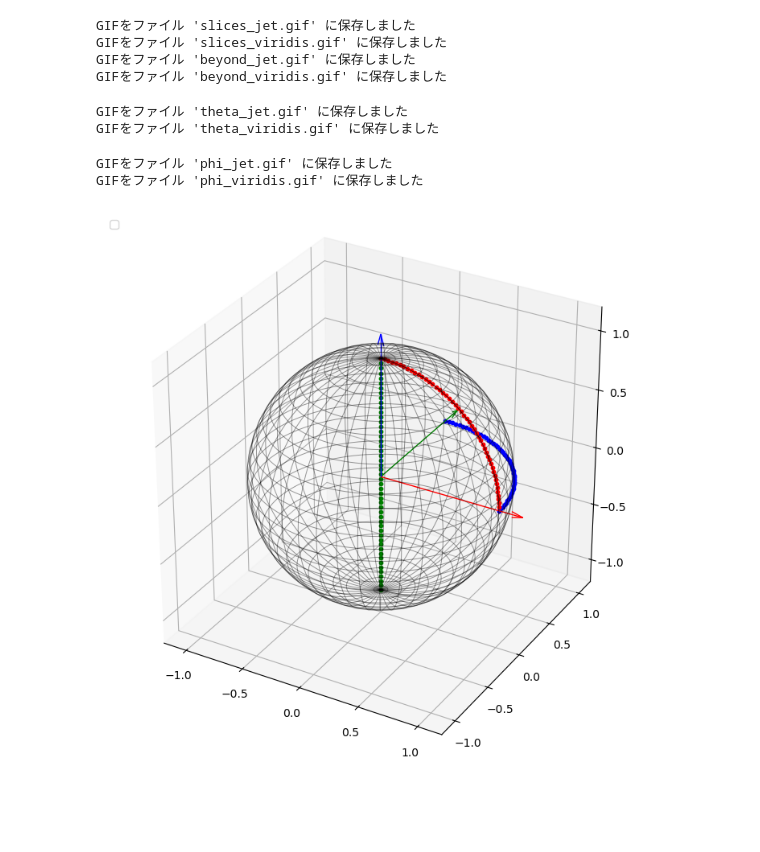
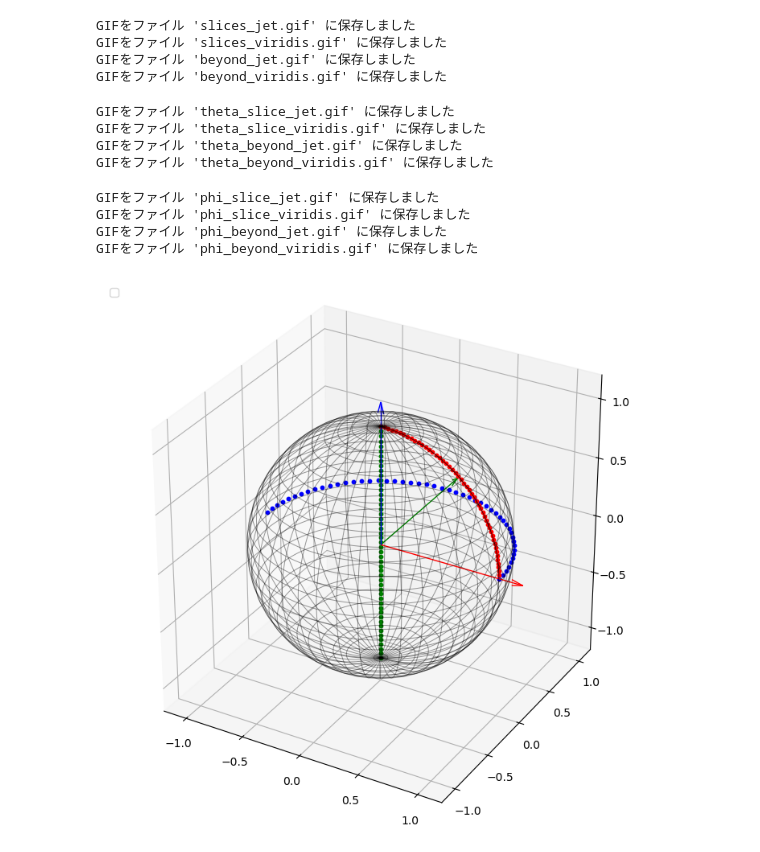
Before and after one commit to Maemaemaeko/r2_gaussian, a Jupyter notebook: visualize.ipynb, the cells around one changed output. Drawn from its saved outputs; the diff is of its cells as text; code cells hidden in the pictures; blank space fills up the shorter version.

```diff
--- a/visualize.ipynb
+++ b/visualize.ipynb
@@ -282,34 +282,49 @@ GIFをファイル 'beyond_jet.gif' に保存しました
 GIFをファイル 'beyond_viridis.gif' に保存しました
 # %%
 # 使用例 - thetaを変化させたレンダリング結果からGIF作成
-theta_values = np.linspace(np.pi / 2, 0, 50)  # フレーム数を50に減らして処理速度向上
+theta_values = np.linspace(0, np.pi/2, 50)  # フレーム数を50に減らして処理速度向上
 
 #phi_values = np.linspace(0, 2 * np.pi, 50)
 renderings_theta_phi = []
+renderings_theta_phi_slice = []
 for theta in tqdm.tqdm(theta_values, desc="ThetaとPhiでのレンダリング"):
     #for phi in phi_values:
     rendering = get_image(theta, 0, 4, 0.01)
+    renderings_theta_phi_slice.append(rendering)
+
+    rendering = get_image(theta, 0, 4, 0.01, slice=False)
     renderings_theta_phi.append(rendering)
 
 # GIF作成（複数のカラーマップでテスト）
-create_gif(renderings_theta_phi, filename="theta_jet.gif", duration=0.1, colormap='jet')
-create_gif(renderings_theta_phi, filename="theta_viridis.gif", duration=0.1, colormap='viridis')
+create_gif(renderings_theta_phi_slice, filename="theta_slice_jet.gif", duration=0.1, colormap='jet')
+create_gif(renderings_theta_phi_slice, filename="theta_slice_viridis.gif", duration=0.1, colormap='viridis')
+create_gif(renderings_theta_phi, filename="theta_beyond_jet.gif", duration=0.1, colormap='jet')
+create_gif(renderings_theta_phi, filename="theta_beyond_viridis.gif", duration=0.1, colormap='viridis')
 # %% [output]
-GIFをファイル 'theta_jet.gif' に保存しました
-GIFをファイル 'theta_viridis.gif' に保存しました
+GIFをファイル 'theta_slice_jet.gif' に保存しました
+GIFをファイル 'theta_slice_viridis.gif' に保存しました
+GIFをファイル 'theta_beyond_jet.gif' に保存しました
+GIFをファイル 'theta_beyond_viridis.gif' に保存しました
 # %%
 # 使用例 - phiを変化させたレンダリング結果からGIF作成
-phi_values = np.linspace(0, np.pi, 50)  # フレーム数を50に減らして処理速度向上
+phi_values = np.linspace(0.01, np.pi, 50)  # フレーム数を50に減らして処理速度向上
 renderings_phi = []
+renderings_phi_slice = []
 for phi in tqdm.tqdm(phi_values, desc="Phiでのレンダリング"):
-    rendering = get_image(np.pi/2, phi, 10, 0.01, up=np.array([0, 1, 0]))
+    rendering = get_image(np.pi/2, phi, 4, 0.01, up=np.array([0, 0, -1]))
+    renderings_phi_slice.append(rendering)
+    rendering = get_image(np.pi/2, phi, 4, 0.01, slice=False, up=np.array([0, 0, -1]))
     renderings_phi.append(rendering)
 # GIF作成（複数のカラーマップでテスト）
-create_gif(renderings_phi, filename="phi_jet.gif", duration=0.1, colormap='jet')
-create_gif(renderings_phi, filename="phi_viridis.gif", duration=0.1, colormap='viridis')
+create_gif(renderings_phi_slice, filename="phi_slice_jet.gif", duration=0.1, colormap='jet')
+create_gif(renderings_phi_slice, filename="phi_slice_viridis.gif", duration=0.1, colormap='viridis')
+create_gif(renderings_phi, filename="phi_beyond_jet.gif", duration=0.1, colormap='jet')
+create_gif(renderings_phi, filename="phi_beyond_viridis.gif", duration=0.1, colormap='viridis')
 # %% [output]
-GIFをファイル 'phi_jet.gif' に保存しました
-GIFをファイル 'phi_viridis.gif' に保存しました
+GIFをファイル 'phi_slice_jet.gif' に保存しました
+GIFをファイル 'phi_slice_viridis.gif' に保存しました
+GIFをファイル 'phi_beyond_jet.gif' に保存しました
+GIFをファイル 'phi_beyond_viridis.gif' に保存しました
 # %%
 # 球面座標系の可視化（ブラッシュアップ版）
 
@@ -353,41 +368,41 @@ ax.quiver(0, 0, 0, 0, 0, 1.2, color='b', arrow_length_ratio=0.08, linewidth=1)
 z_values = np.linspace(-1, 1, 50)  # フレーム数を50に減らして処理速度向上
 for z in z_values:
     sample_x, sample_y, sample_z = spherical_to_cartesian(r, 0, 0)
     look_at_transform
     ax.scatter(sample_x, sample_y, z, color='green', s=10)
 
 
-# theta_values = np.linspace(np.pi / 2, 0, 50)
-# phi_values = np.zeros_like(theta_values)
-# for theta, phi in zip(theta_values, phi_values):
-#     sample_x, sample_y, sample_z = spherical_to_cartesian(r, theta, phi)
-#     ax.scatter(sample_x, sample_y, sample_z, color='red', s=10)
+theta_values = np.linspace(np.pi / 2, 0, 50)
+phi_values = np.zeros_like(theta_values)
+for theta, phi in zip(theta_values, phi_values):
+    sample_x, sample_y, sample_z = spherical_to_cartesian(r, theta, phi)
+    ax.scatter(sample_x, sample_y, sample_z, color='red', s=10)
 
 
-# phi_values = np.linspace(0, np.pi/2, 50)
-# theta_values = np.ones_like(phi_values) * np.pi / 2
-# for theta, phi in zip(theta_values, phi_values):
-#     sample_x, sample_y, sample_z = spherical_to_cartesian(r, theta, phi)
-#     ax.scatter(sample_x, sample_y, sample_z, color='blue', s=10)
+phi_values = np.linspace(0, np.pi, 50)
+theta_values = np.ones_like(phi_values) * np.pi / 2
+for theta, phi in zip(theta_values, phi_values):
+    sample_x, sample_y, sample_z = spherical_to_cartesian(r, theta, phi)
+    ax.scatter(sample_x, sample_y, sample_z, color='blue', s=10)
 
 
 
 # ラベル・タイトル
 # ax.set_xlabel('X', fontsize=12)
 # ax.set_ylabel('Y', fontsize=12)
 # ax.set_zlabel('Z', fontsize=12)
 # ax.set_title('球面座標系の可視化', fontsize=15)
 ax.set_box_aspect([1,1,1])
 
 # 凡例
 ax.legend(loc='upper left')
 
 # スケール調整
 ax.set_xlim([-1.2, 1.2])
 ax.set_ylim([-1.2, 1.2])
 ax.set_zlim([-1.2, 1.2])
 
 plt.tight_layout()
 plt.show()
 # %% [output]
-[figure, old version]
+[figure, new version]
```
